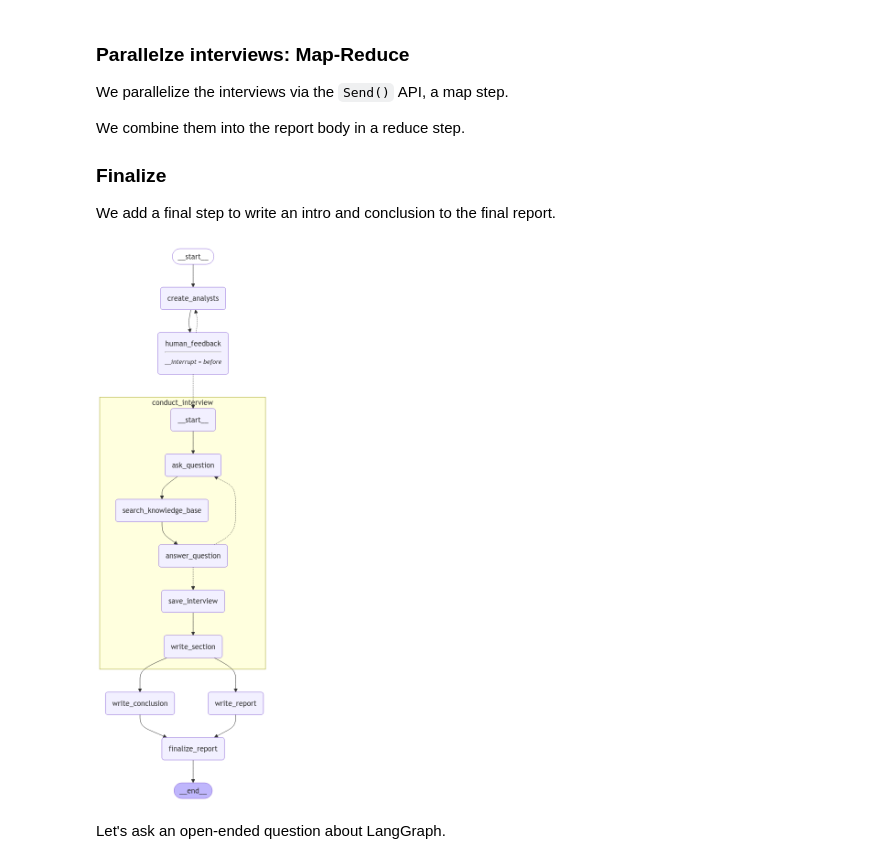
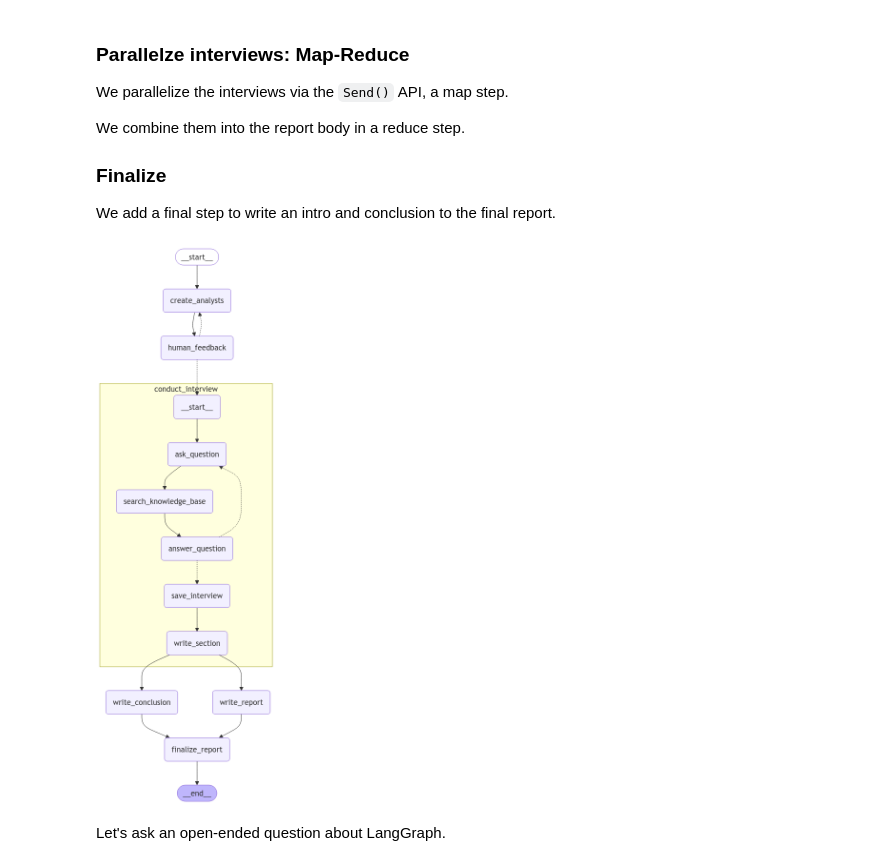
Before and after one commit to Jolie-Ni/GenAISearchEngine, a Jupyter notebook: ai-performance-eval-agents.ipynb, the cells around one changed output. Drawn from its saved outputs; the diff is of its cells as text; code cells hidden in the pictures.

```diff
--- a/ai-performance-eval-agents.ipynb
+++ b/ai-performance-eval-agents.ipynb
@@ -80,7 +85,6 @@ class GenerateAnalystsState(TypedDict):
     topic: str # person of interest
     guideline: str # performance review guideline
     max_analysts: int # Number of analysts
-    human_analyst_feedback: str # Human feedback
     analysts: List[Analyst] # Analyst asking questions
 # %%
 from IPython.display import Image, display
@@ -214,6 +201 @@ Description: Specializes in assessing the engineer's sense of ownership and resp
 --------------------------------------------------
-# %%
-# If we are satisfied, then we simply supply no feedback
-further_feedack = None
-graph.update_state(thread, {"human_analyst_feedback":
-                            further_feedack}, as_node="human_feedback")
@@ -927,7 +906,6 @@ class ResearchGraphState(TypedDict):
     topic: str # who's performance review is this?
     guideline: str # performance review guideline
     max_analysts: int # Number of analysts
-    human_analyst_feedback: str # Human feedback
     analysts: List[Analyst] # Analyst asking questions
     sections: Annotated[list, operator.add] # Send() API key
     introduction: str # Introduction for the final report
@@ -940,20 +918,9 @@ from langgraph.constants import Send
 def initiate_all_interviews(state: ResearchGraphState):
     """ This is the "map" step where we run each interview sub-graph using Send API """
 
-    # Check if human feedback
-    human_analyst_feedback=state.get('human_analyst_feedback')
-    if human_analyst_feedback:
-        # Return to create_analysts
-        return "create_analysts"
-
     # Otherwise kick off interviews in parallel via Send() API
-    else:
-        topic = state["topic"]
-        return [Send("conduct_interview", {"analyst": analyst,
-                                           "messages": [HumanMessage(
-                                               content=f"I want to know more about the performance of {topic}"
-                                           )
-                                                       ]}) for analyst in state["analysts"]]
+    topic = state["topic"]
+    return [Send("conduct_interview", {"analyst": analyst,"messages": [HumanMessage(content=f"I want to know more about the performance of {topic}")]}) for analyst in state["analysts"]]
 
 report_writer_instructions = """You are a performance review writer creating a report on performance eval of this person:
 
@@ -1052,35 +1019,39 @@ def finalize_report(state: ResearchGraphState):
     else:
         sources = None
 
     final_report = state["introduction"] + "\n\n---\n\n" + content + "\n\n---\n\n" + state["conclusion"]
     if sources is not None:
         final_report += "\n\n## Sources\n" + sources
     return {"final_report": final_report}
 
+def human_feedback(state: GenerateAnalystsState):
+    """ No-op node that should be interrupted on """
+    pass
+
 # Add nodes and edges
 builder = StateGraph(ResearchGraphState)
 builder.add_node("create_analysts", create_analysts)
 builder.add_node("human_feedback", human_feedback)
 builder.add_node("conduct_interview", interview_builder.compile())
 builder.add_node("write_report",write_report)
 builder.add_node("write_conclusion",write_conclusion)
 builder.add_node("finalize_report",finalize_report)
 
 # Logic
 builder.add_edge(START, "create_analysts")
 builder.add_edge("create_analysts", "human_feedback")
 builder.add_conditional_edges("human_feedback", initiate_all_interviews, ["create_analysts", "conduct_interview"])
 builder.add_edge("conduct_interview", "write_report")
 builder.add_edge("conduct_interview", "write_conclusion")
 builder.add_edge(["write_conclusion", "write_report"], "finalize_report")
 builder.add_edge("finalize_report", END)
 
 # Compile
 memory = MemorySaver()
-graph = builder.compile(interrupt_before=['human_feedback'], checkpointer=memory)
+graph = builder.compile(checkpointer=memory)
 display(Image(graph.get_graph(xray=1).draw_mermaid_png()))
 # %% [output]
-[figure, old version]
+[figure, new version]
 # %% [markdown]
 Let's ask an open-ended question about LangGraph.
 # %%
```
Also changed, not shown: parts of 16 cells of this notebook.
